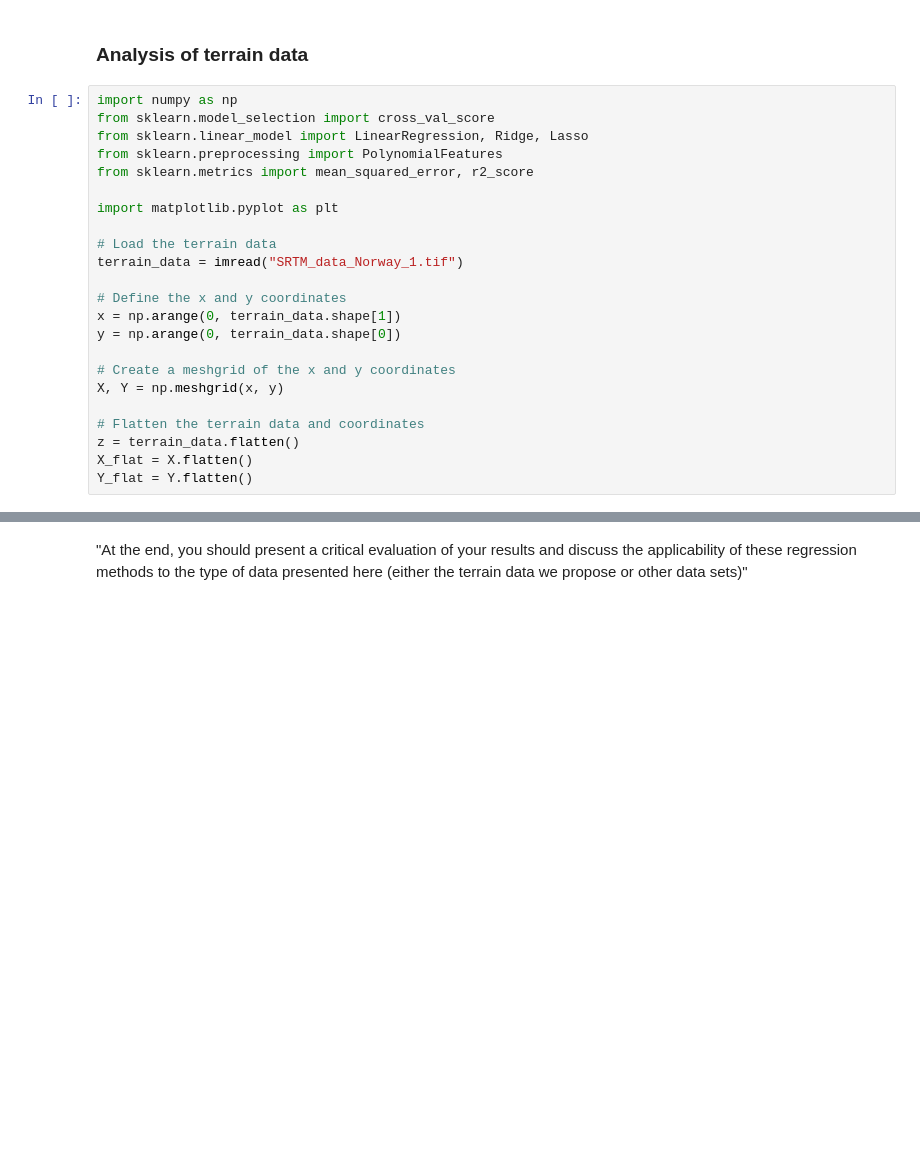
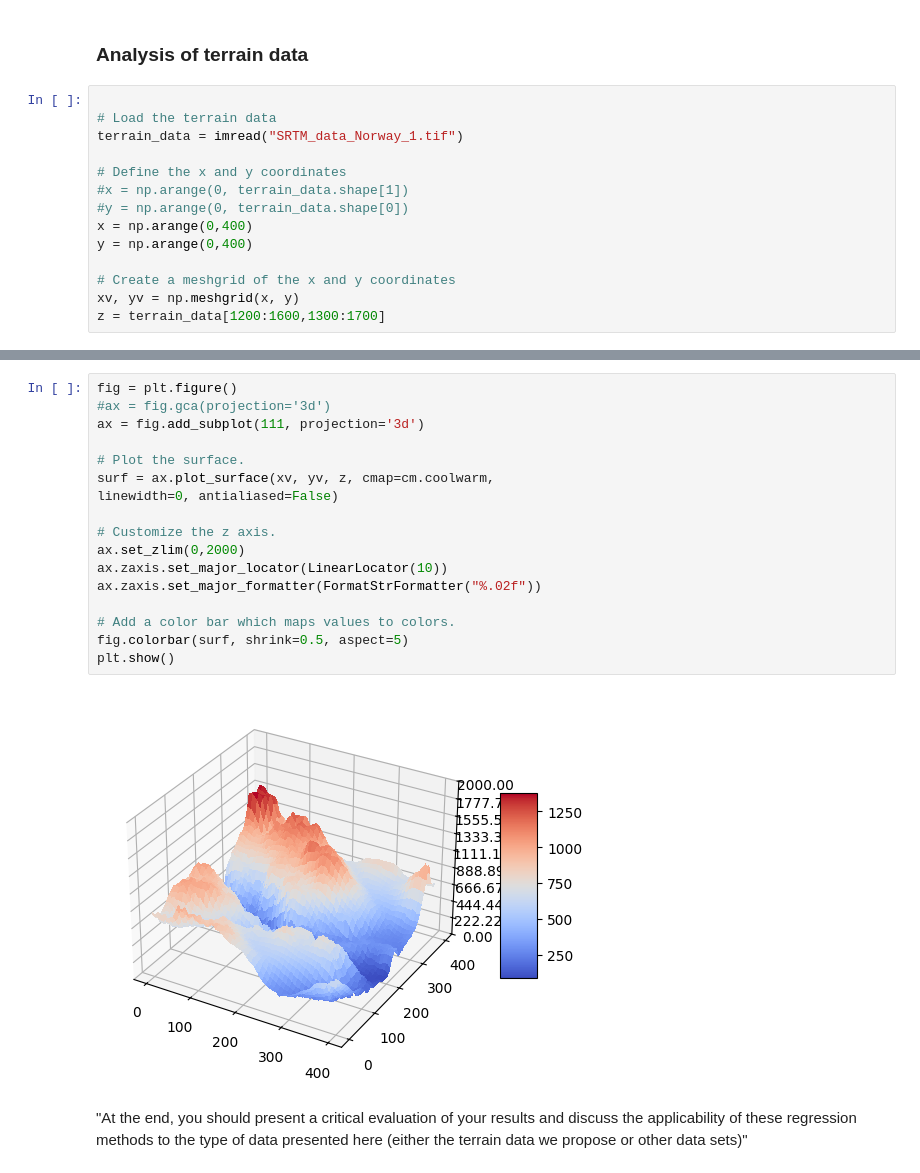
Before and after one commit to irisbore/FYS-STK4155_project1, a Jupyter notebook: Tasks/Part g).ipynb, the cells around one changed output, grey strips where cells are left out. Drawn from its saved outputs; the diff is of its cells as text; blank space fills up the shorter version.

Commit message:
Plotting Terrain data

```diff
--- a/Tasks/Part g).ipynb
+++ b/Tasks/Part g).ipynb
@@ -20,25 +31,16 @@ plt.show()
 # %% [markdown]
 ### Analysis of terrain data
 # %%
-import numpy as np
-from sklearn.model_selection import cross_val_score
-from sklearn.linear_model import LinearRegression, Ridge, Lasso
-from sklearn.preprocessing import PolynomialFeatures
-from sklearn.metrics import mean_squared_error, r2_score
-
-import matplotlib.pyplot as plt
 
 # Load the terrain data
 terrain_data = imread("SRTM_data_Norway_1.tif")
 
 # Define the x and y coordinates
-x = np.arange(0, terrain_data.shape[1])
-y = np.arange(0, terrain_data.shape[0])
+#x = np.arange(0, terrain_data.shape[1])
+#y = np.arange(0, terrain_data.shape[0])
+x = np.arange(0,400)
+y = np.arange(0,400)
 
 # Create a meshgrid of the x and y coordinates
-X, Y = np.meshgrid(x, y)
-
-# Flatten the terrain data and coordinates
-z = terrain_data.flatten()
-X_flat = X.flatten()
-Y_flat = Y.flatten()
+xv, yv = np.meshgrid(x, y)
+z = terrain_data[1200:1600,1300:1700]
@@ -86,3 +47,22 @@ plt.show()"""
+# %%
+fig = plt.figure()
+#ax = fig.gca(projection='3d')
+ax = fig.add_subplot(111, projection='3d')
+
+# Plot the surface.
+surf = ax.plot_surface(xv, yv, z, cmap=cm.coolwarm,
+linewidth=0, antialiased=False)
+
+# Customize the z axis.
+ax.set_zlim(0,2000)
+ax.zaxis.set_major_locator(LinearLocator(10))
+ax.zaxis.set_major_formatter(FormatStrFormatter("%.02f"))
+
+# Add a color bar which maps values to colors.
+fig.colorbar(surf, shrink=0.5, aspect=5)
+plt.show()
+# %% [output]
+[figure, added]
 # %% [markdown]
 "At the end, you should present a critical evaluation of your results and discuss
 the applicability of these regression methods to the type of data presented here
```
Also changed, not shown: parts of 8 cells of this notebook.
